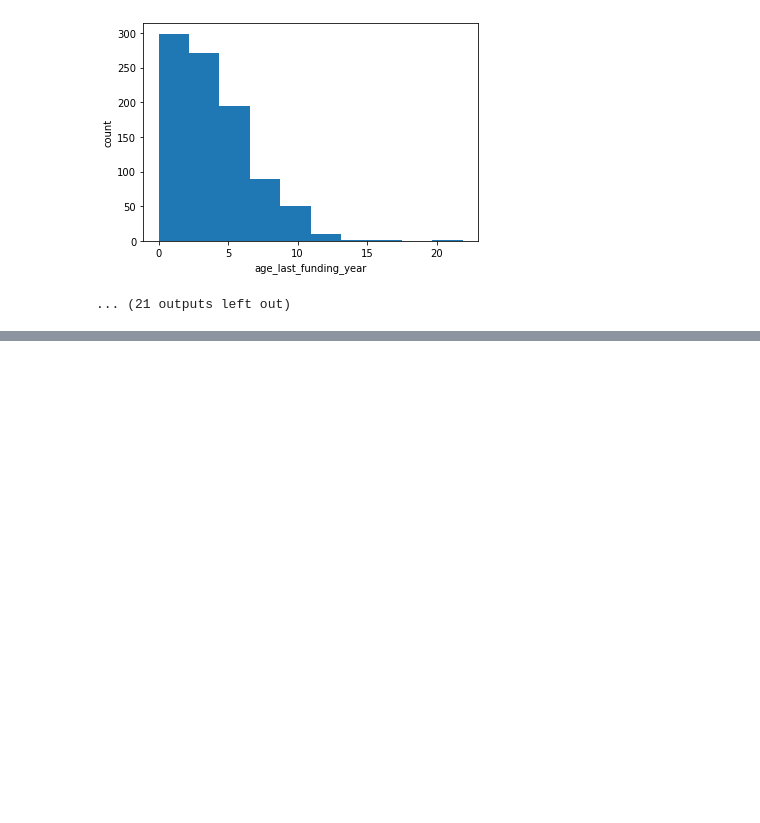
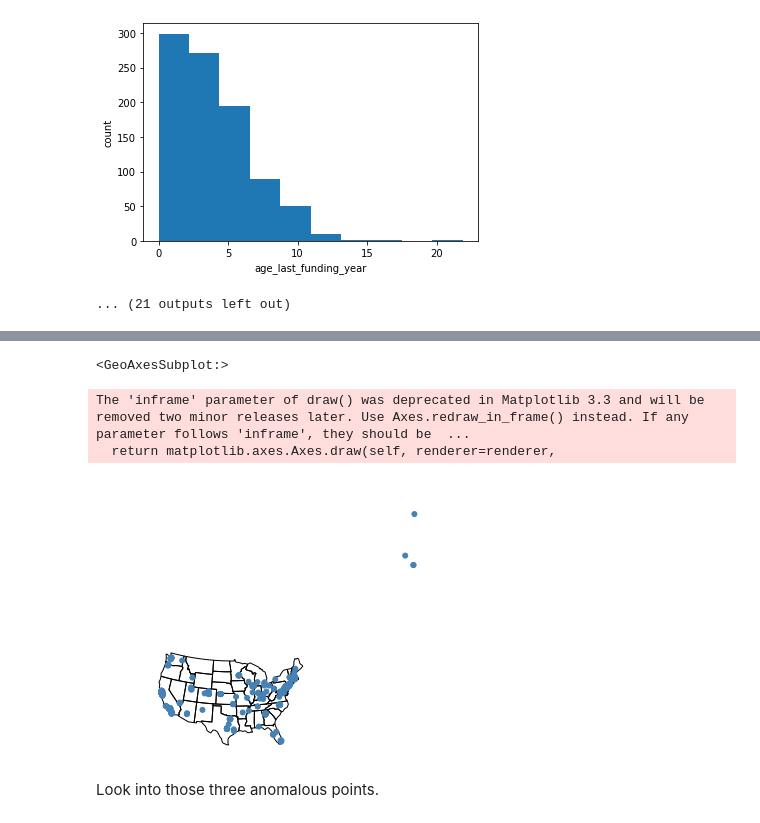
Before and after one commit to akshay7424/Data1050-Startup-Data-Final-Project, a Jupyter notebook: Visualization.ipynb, the cells around one changed output, grey strips where cells are left out. Drawn from its saved outputs; the diff is of its cells as text; code cells hidden in the pictures; blank space fills up the shorter version.

```diff
--- a/Visualization.ipynb
+++ b/Visualization.ipynb
@@ -64,0 +162,3 @@ Name: age_last_funding_year, dtype: float64
+# %%
+gdf = gpd.GeoDataFrame(df, geometry=gpd.points_from_xy(df.longitude, df.latitude))
+gdf
@@ -64,0 +179,13 @@ Name: age_last_funding_year, dtype: float64
+# %%
+ax = gplt.polyplot(
+    contiguous_usa,
+    projection=gcrs.AlbersEqualArea()
+)
+gplt.pointplot(gdf, ax=ax)
+# %% [output]
+<GeoAxesSubplot:>
+The 'inframe' parameter of draw() was deprecated in Matplotlib 3.3 and will be removed two minor releases later. Use Axes.redraw_in_frame() instead. If any parameter follows 'inframe', they should be  ...
+  return matplotlib.axes.Axes.draw(self, renderer=renderer,
+[figure, added]
+# %% [markdown]
+Look into those three anomalous points.
```
Also changed, not shown: parts of 13 cells of this notebook, 1 other file.
